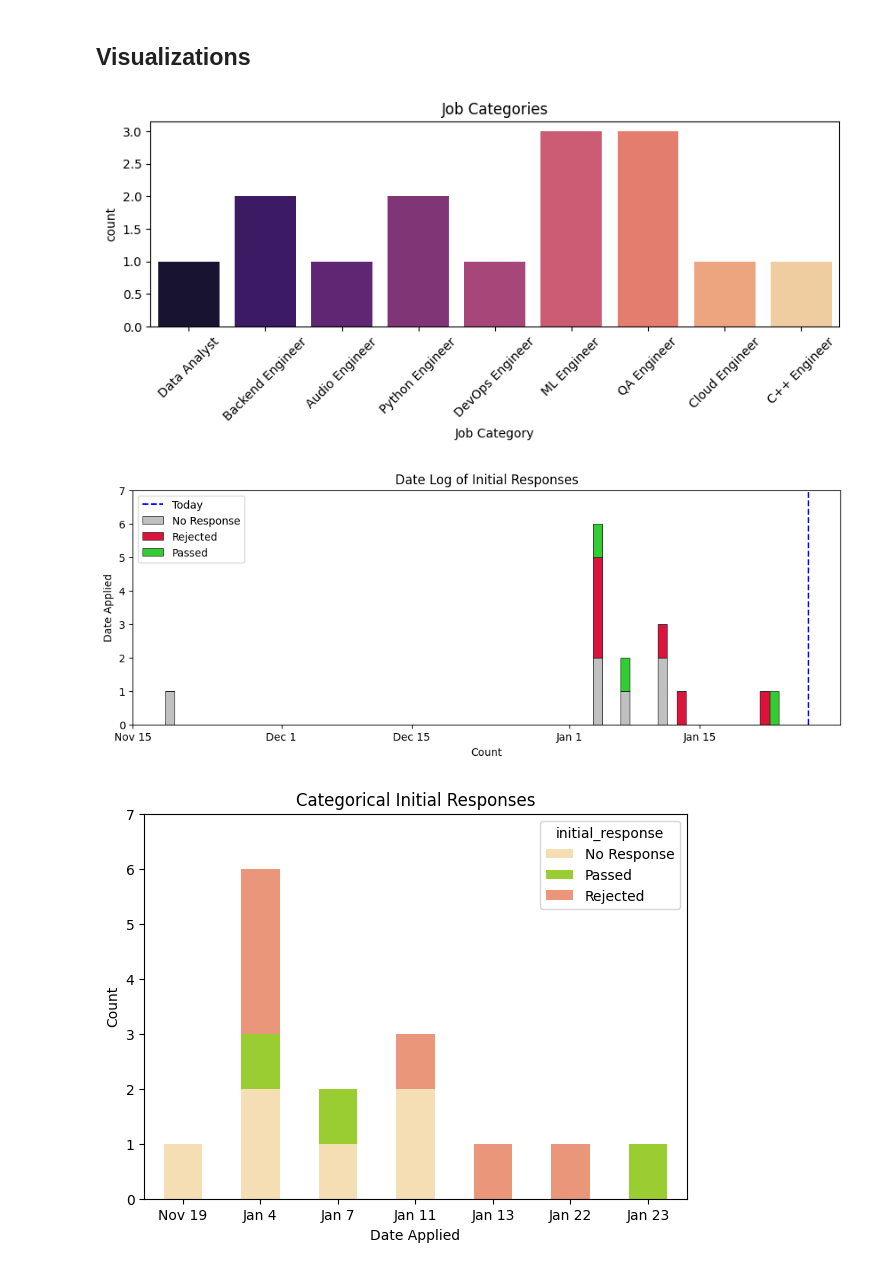
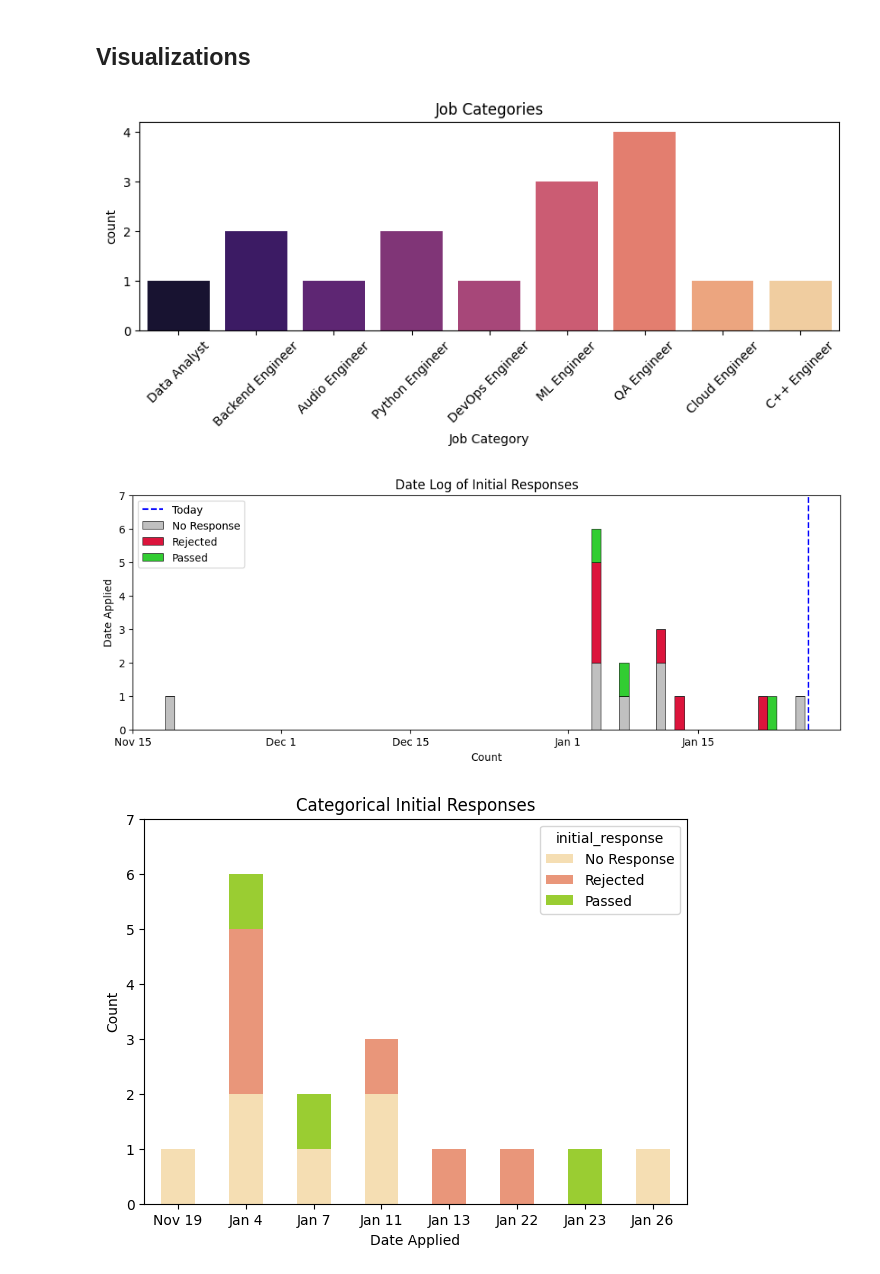
Before and after one commit to emilycardwell/my-jobs, a Jupyter notebook: jobs.ipynb, the cells around one changed output. Saved outputs shown, nothing was run; the diff lists cells and outputs as text; code cells hidden in the pictures.

Commit message:
applied to senn job and fixed last graph bar order

```diff
--- a/jobs.ipynb
+++ b/jobs.ipynb
@@ -123,13 +123,20 @@ zalando_app = [
     'referral', 'https://jobs.zalando.com/en/jobs/4772836-graduate-software-engineer\
 -connected-network-all-genders/?gh_src=22377bdd1us'
 ]
+
+sennheiser_app = [
+    'Sennheiser', '2023-01-26', 'QA Engineer - Audio DSP', 'QA Engineer',
+    'Research and Development', 'Hamburg', None, None, 'website',
+    'https://sennheiser.referrals.selectminds.com/jobs/quality-assurance-engineer\
+-qa-m-w-d-audio-digital-signal-processing-audio-dsp-1093'
+]
 # %% [markdown]
 ### Build DataFrame
 # %%
 apps = [
     siemens_app, spotify_app, convex_app, bikemap_app, db_app, benz_app,
     accenture_app, focusrite_app, daedalic_app, soundcloud_app, native_inst_app,
-    teufel_app, burmester_app, native_inst_app_2, zalando_app
+    teufel_app, burmester_app, native_inst_app_2, zalando_app, sennheiser_app
 ]
 # %%
 applications_df = pd.DataFrame(apps, columns=app_column_names)
@@ -259,7 +267,7 @@ ax1.set_xlabel('Job Category')
 plt.xticks(rotation=45)
 plt.show(fig1)
 # %% [output]
-[figure, old version]
+[figure, new version]
 # %%
 unique_dates = [pd.to_datetime(x).strftime('%Y-%m-%d') for x in jobs_df.index.unique('date_applied')]
 my_dates = np.array(unique_dates, dtype='datetime64')
@@ -323,26 +331,26 @@ ax2.legend(loc='upper left')
 
 plt.show()
 # %% [output]
-[figure, old version]
+[figure, new version]
 # %%
 X = jobs_df.loc[:, ['initial_response']].reset_index('company_name', drop=True)
 graph_df = X.groupby('date_applied').value_counts().unstack(fill_value=0)
 graph_df.index.name = None
 # %%
-resp_graph = graph_df.plot(
+resp_graph = graph_df.loc[:, ['No Response', 'Rejected', 'Passed']].plot(
     figsize=(7,5),
     kind='bar',
     stacked=True,
-    color=['wheat', 'yellowgreen', 'darksalmon'],
+    color={'No Response': 'wheat', 'Rejected': 'darksalmon', 'Passed': 'yellowgreen'},
     ylabel='Count',
     ylim=(0,7),
     xlabel='Date Applied',
     title='Categorical Initial Responses'
 )
 
 formatted_dates = [pd.to_datetime(x).strftime('%b %-d') for x in graph_df.index]
 resp_graph.set_xticklabels(formatted_dates, rotation=0)
 
 plt.show()
 # %% [output]
-[figure, old version]
+[figure, new version]
```
Also changed, not shown: parts of 1 cell of this notebook.
